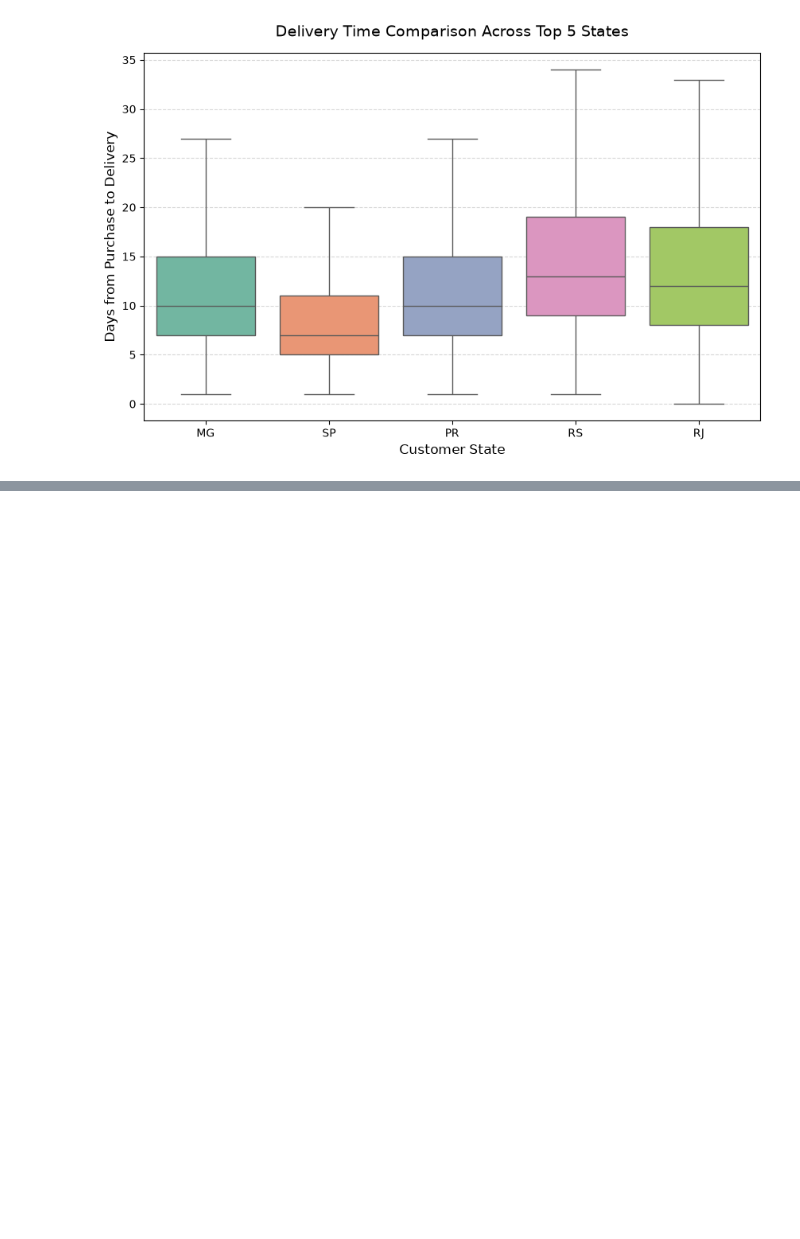
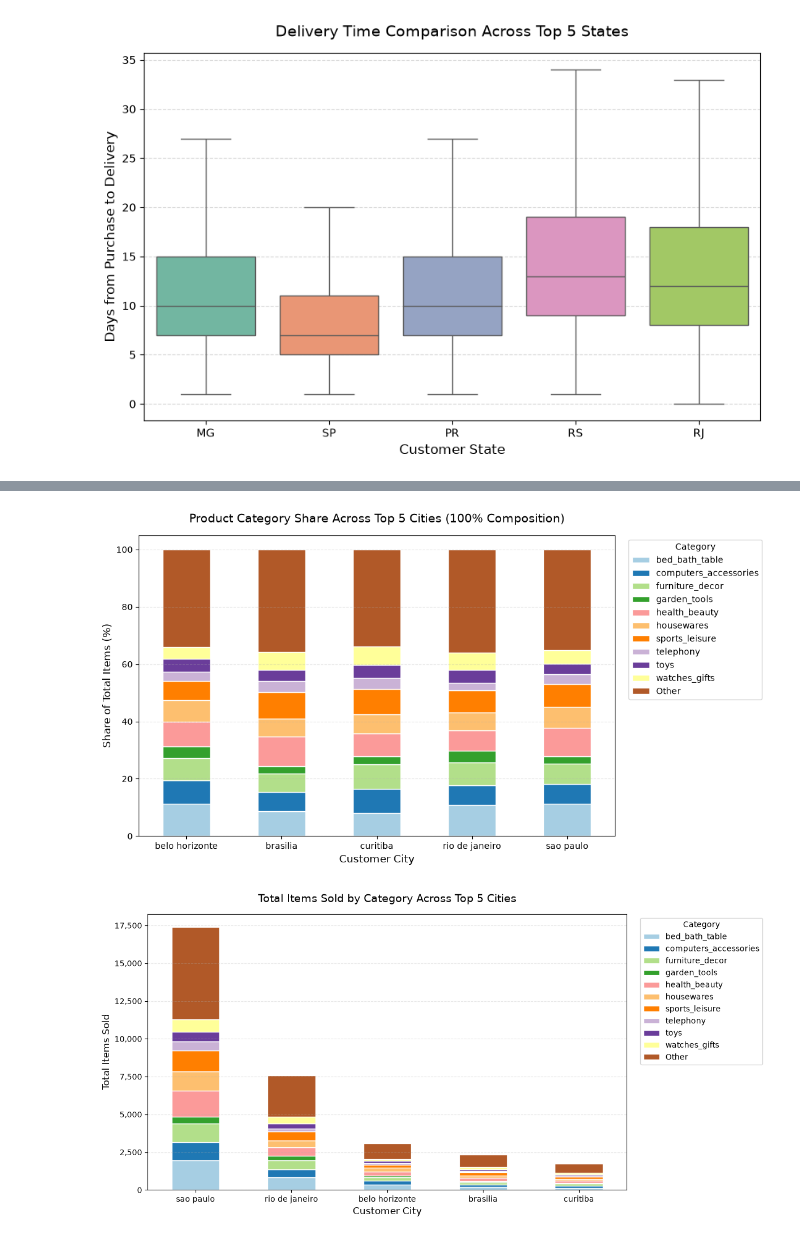
Before and after one commit to AnsonWhale/ecommerce-data-analysis, a Jupyter notebook: analysis.ipynb, the cells around one changed output, grey strips where cells are left out. Drawn from its saved outputs; the diff is of its cells as text; code cells hidden in the pictures; blank space fills up the shorter version.

Commit message:
Product segmentation by top 5 most shipped cities
Added 2 graphs
- Product segmentation across cities
- Same but 100$ normalised

```diff
--- a/analysis.ipynb
+++ b/analysis.ipynb
@@ -198,0 +286,67 @@ Passing `palette` without assigning `hue` is deprecated and will be removed in v
+# %%
+# 1. Pivot the data into a matrix
+pivot_df = df_city_buckets.pivot_table(
+    index='customer_city',
+    columns='display_category',
+    values='items_sold',
+    fill_value=0
+)
+
+# Optional: Ensure 'Other' is the last column so it sits at the top of each stacked bar
+cols = [c for c in pivot_df.columns if c != 'Other'] + ['Other']
+pivot_df = pivot_df[cols]
+
+# 2. Normalize to 100% per city
+pivot_pct = pivot_df.div(pivot_df.sum(axis=1), axis=0) * 100
+
+# 3. Plot
+ax = pivot_pct.plot(
+    kind='bar',
+    stacked=True,
+    figsize=(11, 6),
+    colormap='Paired',
+    edgecolor='white'
+)
+
+plt.title('Product Category Share Across Top 5 Cities (100% Composition)', fontsize=14, pad=15)
+plt.xlabel('Customer City', fontsize=12)
+plt.ylabel('Share of Total Items (%)', fontsize=12)
+plt.xticks(rotation=0)
+plt.legend(title='Category', bbox_to_anchor=(1.02, 1), loc='upper left')
+plt.grid(axis='y', linestyle='--', alpha=0.3)
+plt.tight_layout()
+plt.show()
+
+# 1. Ensure 'Other' sits on top of each stack for visual consistency
+cols = [c for c in pivot_df.columns if c != 'Other'] + ['Other']
+pivot_raw = pivot_df[cols]
+
+# 2. Sort the cities so the highest volume city is on the left
+pivot_raw['total'] = pivot_raw.sum(axis=1)
+pivot_raw = pivot_raw.sort_values(by='total', ascending=False).drop(columns='total')
+
+# 3. Plot the raw stacked bar chart
+ax = pivot_raw.plot(
+    kind='bar',
+    stacked=True,
+    figsize=(12, 6),
+    colormap='Paired',
+    edgecolor='white'
+)
+
+# 4. Styling and annotations
+plt.title('Total Items Sold by Category Across Top 5 Cities', fontsize=14, pad=15)
+plt.xlabel('Customer City', fontsize=12)
+plt.ylabel('Total Items Sold', fontsize=12)
+plt.xticks(rotation=0)
+plt.legend(title='Category', bbox_to_anchor=(1.02, 1), loc='upper left')
+plt.grid(axis='y', linestyle='--', alpha=0.3)
+
+# Format y-axis numbers with commas (e.g., 10,000 instead of 10000)
+ax.yaxis.set_major_formatter(plt.FuncFormatter(lambda x, loc: f"{int(x):,}"))
+
+plt.tight_layout()
+plt.show()
+# %% [output]
+[figure, added]
+[figure, added]
```
Also changed, not shown: parts of 7 cells of this notebook.
